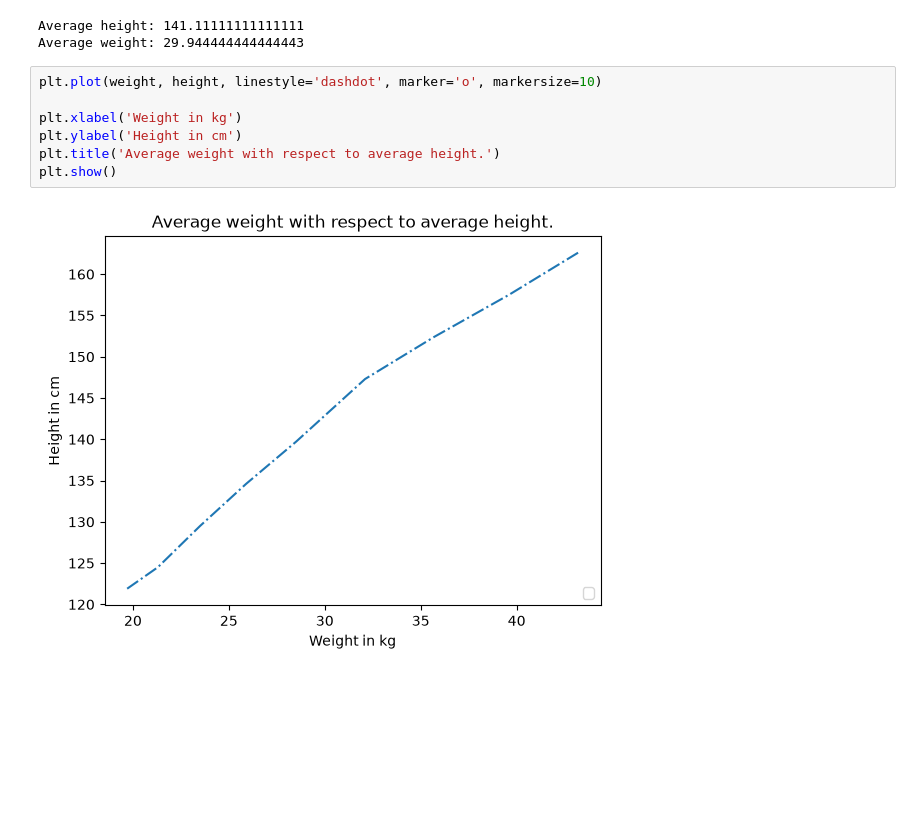
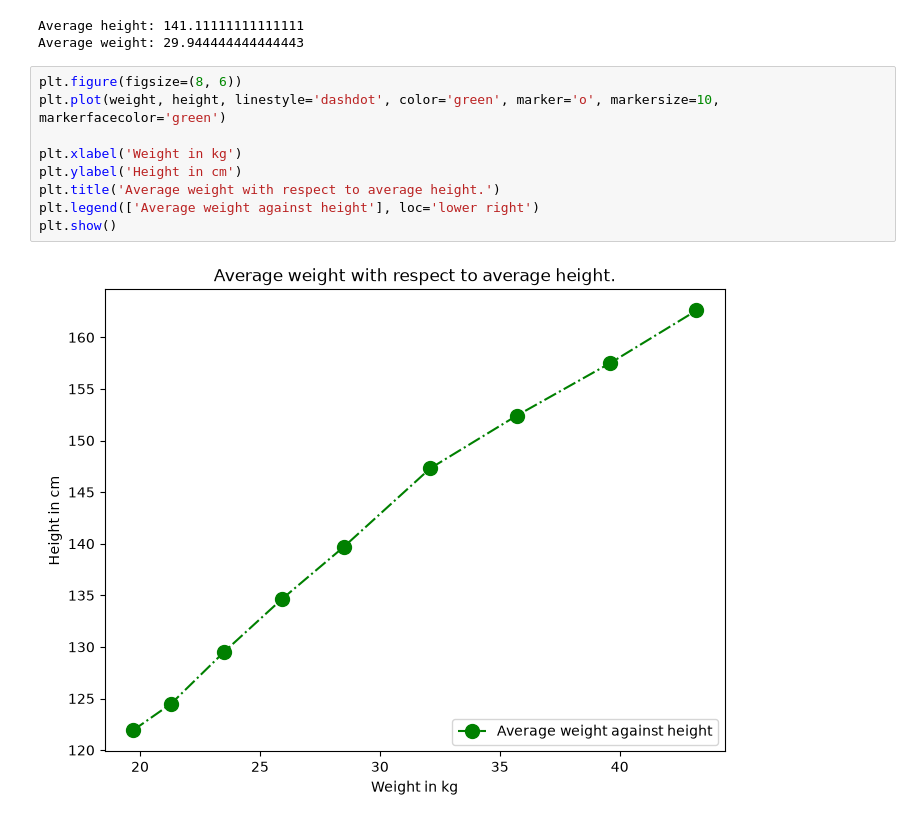
Before and after one commit to BelindaGyeduaa/SBA_386, a Jupyter notebook: lab.ipynb, the cells around one changed output. Saved outputs shown, nothing was run; the diff lists cells and outputs as text; blank space fills up the shorter version.

Commit message:
Edited the last chart (average weight and height)

```diff
--- a/lab.ipynb
+++ b/lab.ipynb
@@ -265,12 +265,14 @@ print(f'Average weight: {average_weight}')
 # %% [output]
 Average height: 141.11111111111111
 Average weight: 29.944444444444443
-# %%
-plt.plot(weight, height, linestyle='dashdot', marker='o', markersize=10)
-
-plt.xlabel('Weight in kg')
-plt.ylabel('Height in cm')
-plt.title('Average weight with respect to average height.')
-plt.show()
-# %% [output]
-[figure, removed]
+# %%
+plt.figure(figsize=(8, 6))
+plt.plot(weight, height, linestyle='dashdot', color='green', marker='o', markersize=10, markerfacecolor='green')
+
+plt.xlabel('Weight in kg')
+plt.ylabel('Height in cm')
+plt.title('Average weight with respect to average height.')
+plt.legend(['Average weight against height'], loc='lower right')
+plt.show()
+# %% [output]
+[figure, added]
```
